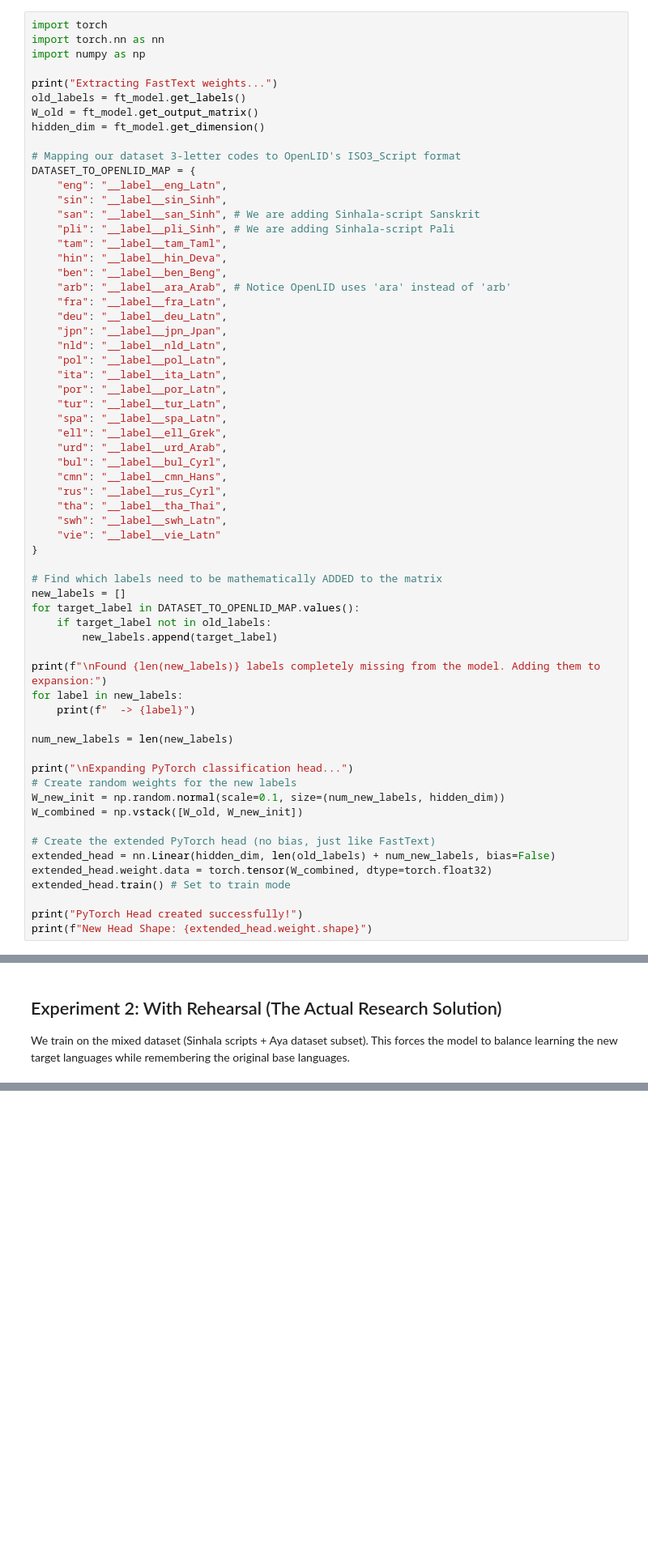
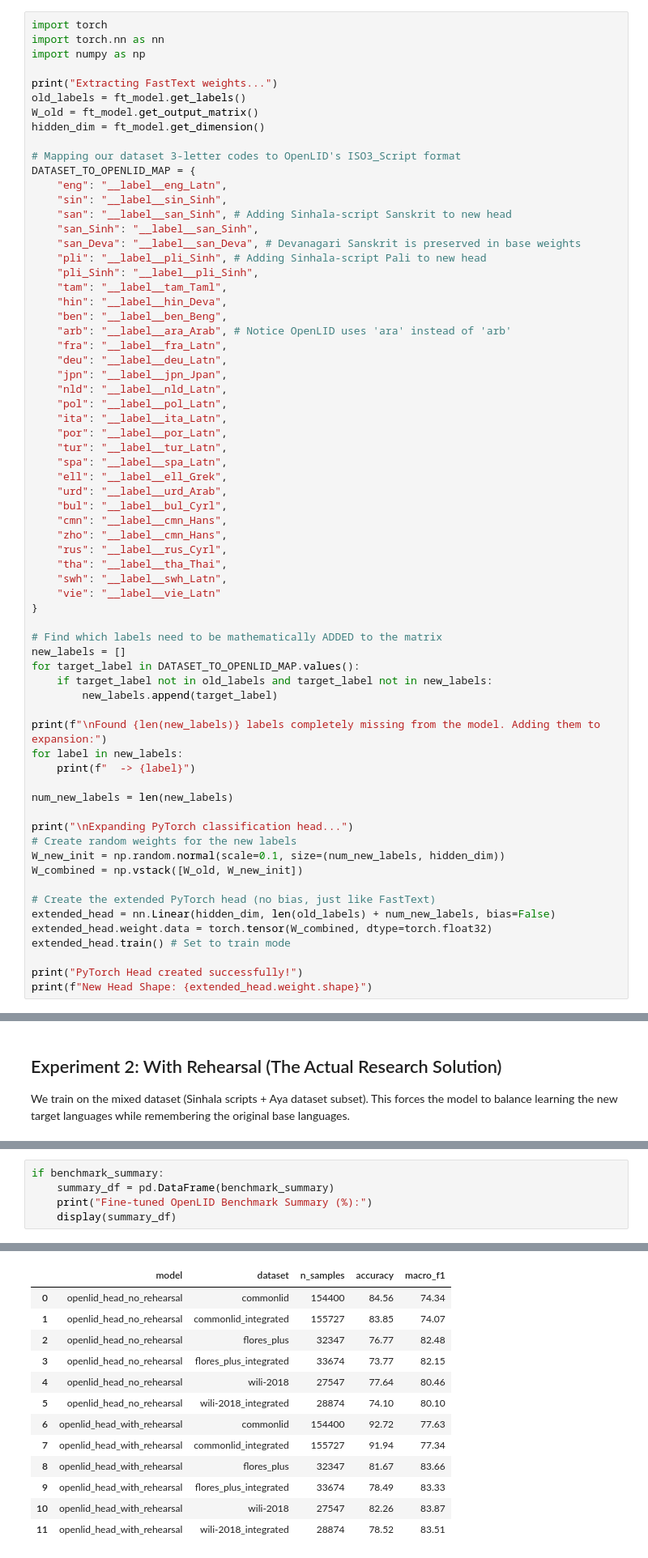
Before and after one commit to Maleesha-K/Sinhala-Script-Language-Identification-LangID-for-Sinhala-Pali-and-Sanskrit, a Jupyter notebook: data_pipeline/scripts/06.finetune_models/finetune_OpenLID_expansion.ipynb, the cells around one changed output, grey strips where cells are left out. Shown at 81% size. Cells and saved outputs as stored; diff of their text form; blank space fills up the shorter version.

```diff
--- a/data_pipeline/scripts/06.finetune_models/finetune_OpenLID_expansion.ipynb
+++ b/data_pipeline/scripts/06.finetune_models/finetune_OpenLID_expansion.ipynb
@@ -167,8 +167,11 @@ hidden_dim = ft_model.get_dimension()
 DATASET_TO_OPENLID_MAP = {
     "eng": "__label__eng_Latn",
     "sin": "__label__sin_Sinh",
-    "san": "__label__san_Sinh", # We are adding Sinhala-script Sanskrit
-    "pli": "__label__pli_Sinh", # We are adding Sinhala-script Pali
+    "san": "__label__san_Sinh", # Adding Sinhala-script Sanskrit to new head
+    "san_Sinh": "__label__san_Sinh",
+    "san_Deva": "__label__san_Deva", # Devanagari Sanskrit is preserved in base weights
+    "pli": "__label__pli_Sinh", # Adding Sinhala-script Pali to new head
+    "pli_Sinh": "__label__pli_Sinh",
     "tam": "__label__tam_Taml",
     "hin": "__label__hin_Deva",
     "ben": "__label__ben_Beng",
@@ -186,6 +189,7 @@ DATASET_TO_OPENLID_MAP = {
     "urd": "__label__urd_Arab",
     "bul": "__label__bul_Cyrl",
     "cmn": "__label__cmn_Hans",
+    "zho": "__label__cmn_Hans",
     "rus": "__label__rus_Cyrl",
     "tha": "__label__tha_Thai",
     "swh": "__label__swh_Latn",
@@ -195,7 +199,7 @@ DATASET_TO_OPENLID_MAP = {
 # Find which labels need to be mathematically ADDED to the matrix
 new_labels = []
 for target_label in DATASET_TO_OPENLID_MAP.values():
-    if target_label not in old_labels:
+    if target_label not in old_labels and target_label not in new_labels:
         new_labels.append(target_label)
 
 print(f"\nFound {len(new_labels)} labels completely missing from the model. Adding them to expansion:")
@@ -403,0 +615,6 @@ Experiment complete. Best model saved to models/finetuned/openlid\openlid_head_w
+# %%
+if benchmark_summary:
+    summary_df = pd.DataFrame(benchmark_summary)
+    print("Fine-tuned OpenLID Benchmark Summary (%):")
+    display(summary_df)
+# %% [output]
@@ -403,0 +622,13 @@ Experiment complete. Best model saved to models/finetuned/openlid\openlid_head_w
+|  | model | dataset | n_samples | accuracy | macro_f1 |
+| 0 | openlid_head_no_rehearsal | commonlid | 154400 | 84.56 | 74.34 |
+| 1 | openlid_head_no_rehearsal | commonlid_integrated | 155727 | 83.85 | 74.07 |
+| 2 | openlid_head_no_rehearsal | flores_plus | 32347 | 76.77 | 82.48 |
+| 3 | openlid_head_no_rehearsal | flores_plus_integrated | 33674 | 73.77 | 82.15 |
+| 4 | openlid_head_no_rehearsal | wili-2018 | 27547 | 77.64 | 80.46 |
+| 5 | openlid_head_no_rehearsal | wili-2018_integrated | 28874 | 74.10 | 80.10 |
+| 6 | openlid_head_with_rehearsal | commonlid | 154400 | 92.72 | 77.63 |
+| 7 | openlid_head_with_rehearsal | commonlid_integrated | 155727 | 91.94 | 77.34 |
+| 8 | openlid_head_with_rehearsal | flores_plus | 32347 | 81.67 | 83.66 |
+| 9 | openlid_head_with_rehearsal | flores_plus_integrated | 33674 | 78.49 | 83.33 |
+| 10 | openlid_head_with_rehearsal | wili-2018 | 27547 | 82.26 | 83.87 |
+| 11 | openlid_head_with_rehearsal | wili-2018_integrated | 28874 | 78.52 | 83.51 |
```
Also changed, not shown: parts of 8 cells of this notebook.
